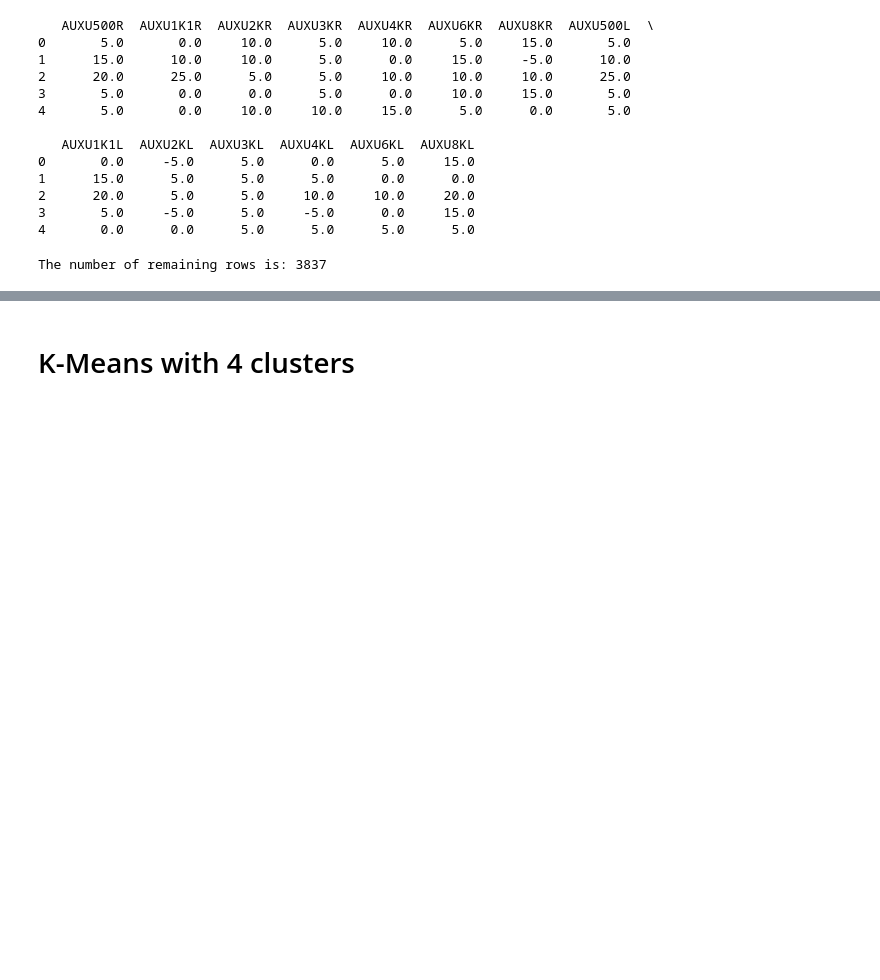
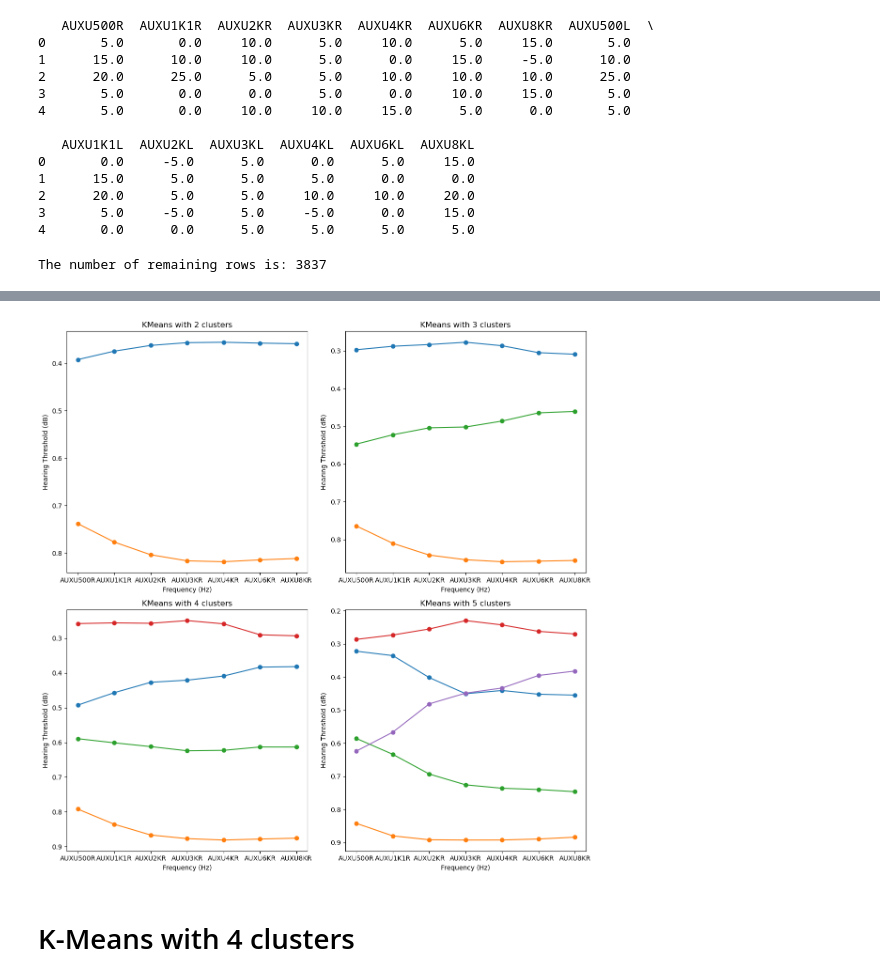
Before and after one commit to BruciiZ/hearing-clustering, a Jupyter notebook: code/K-Means.ipynb, the cells around one changed output, grey strips where cells are left out. Cells and saved outputs as stored; diff of their text form; code cells hidden in the pictures; blank space fills up the shorter version.

```diff
--- a/code/K-Means.ipynb
+++ b/code/K-Means.ipynb
@@ -103,0 +146,5 @@ standardized_left_ear_data = scaler.fit_transform(left_ear_data)
+# %%
+# Replace original values with percentiles
+
+ranked_ear_data = cleaned_data.rank(method='average', pct=True)
+ranked_ear_data
@@ -104,3 +165,34 @@ standardized_left_ear_data = scaler.fit_transform(left_ear_data)
+# %%
+# Fit the K-Means algorithm with n clusters = 2, 3, 4, 5
+
+fig, ax = plt.subplots(2, 2, figsize=(12, 12))
+
+for i in range(2, 6):
+    # Initialize the KMeans object
+    kmeans = KMeans(n_clusters=i, random_state=42, n_init='auto')
+    kmeans.fit(ranked_ear_data)
+
+    # Extract the centroids
+    # centroids = scaler.inverse_transform(kmeans.cluster_centers_)
+    centroids = kmeans.cluster_centers_
+    centroids_df = pd.DataFrame(centroids, columns=desired_order)
+
+    # Plot the line plot
+    row = (i - 2) // 2
+    col = (i - 2) % 2
+    ax[row, col].plot(centroids_df.T.iloc[:7,:], marker='o')
+    ax[row, col].set_title(f'KMeans with {i} clusters')
+    ax[row, col].set_xlabel('Frequency (Hz)')
+    ax[row, col].set_ylabel('Hearing Threshold (dB)')
+    ax[row, col].invert_yaxis()
+
+    # Print out the silhouette score
+    print(f'KMeans with {i} clusters: {silhouette_score(ranked_ear_data, kmeans.labels_):.2f}')
+
+plt.tight_layout()
+plt.show()
+# %% [output]
+[figure, added]
 # %% [markdown]
 # K-Means with 4 clusters
 # %%
```
Also changed, not shown: parts of 7 cells of this notebook, 2 other files.
